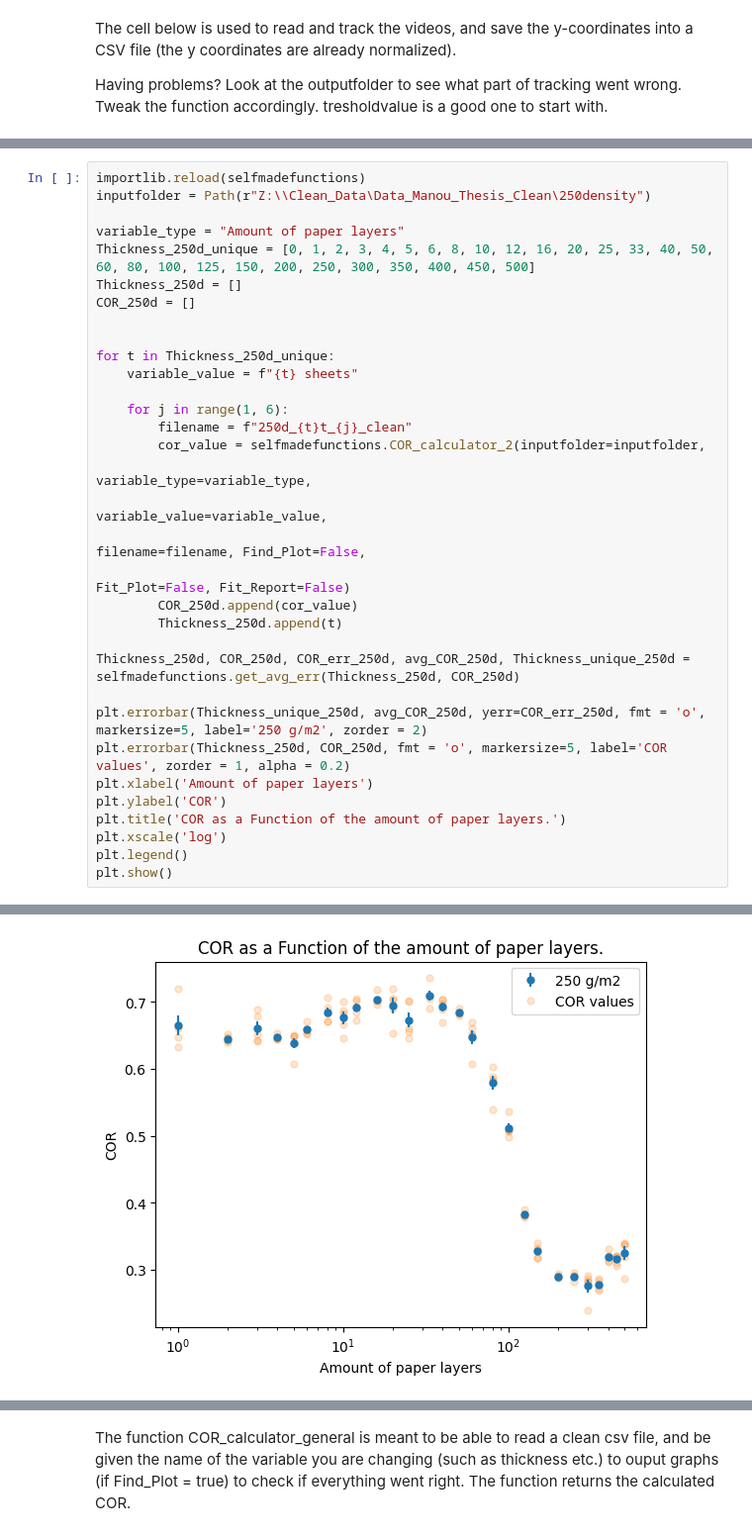
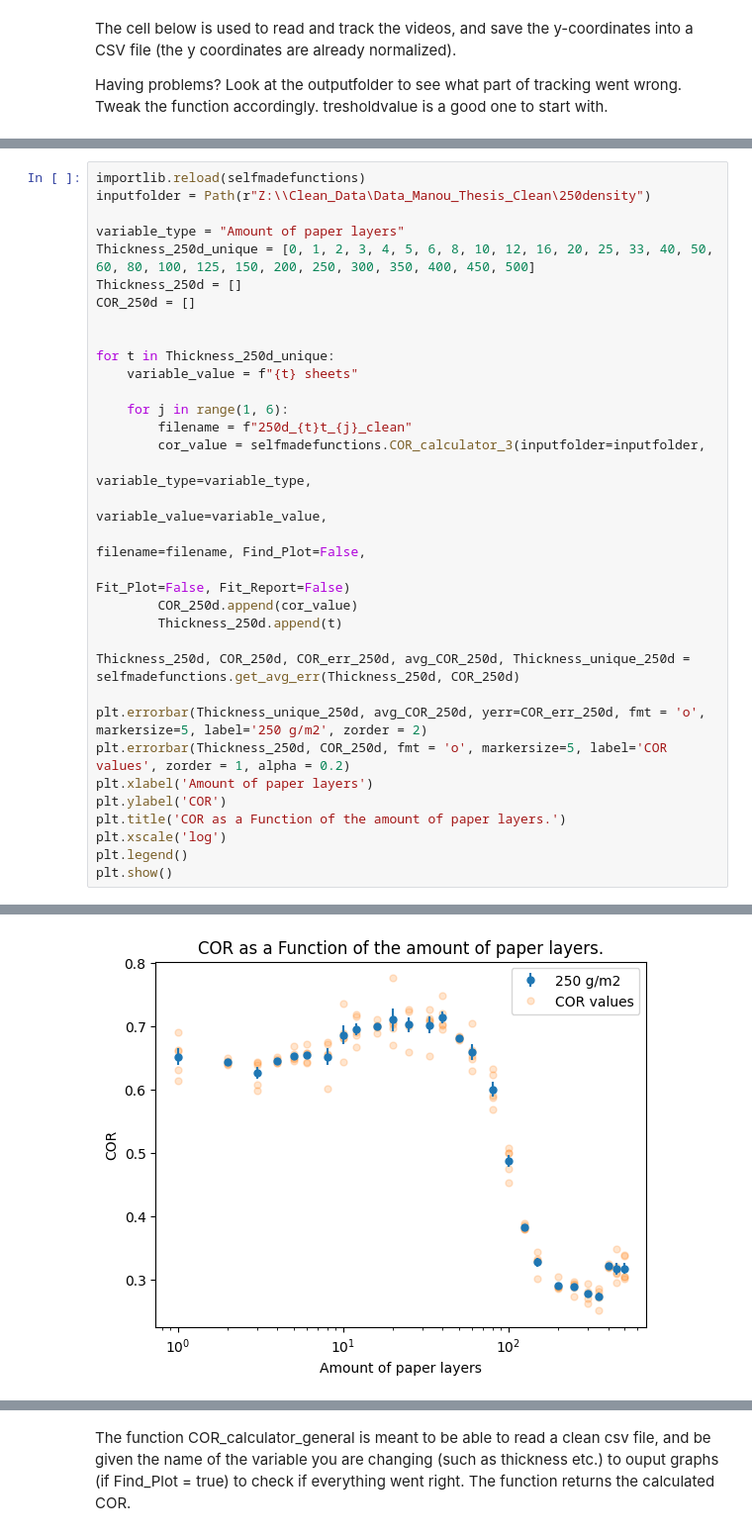
Before and after one commit to joshuadijksman/paperstack, a Jupyter notebook: Manou_version/code/Manou_Experiments.ipynb, the cells around one changed output, grey strips where cells are left out. Shown at 99% size. Saved outputs shown, nothing was run; the diff lists cells and outputs as text.

```diff
--- a/Manou_version/code/Manou_Experiments.ipynb
+++ b/Manou_version/code/Manou_Experiments.ipynb
@@ -59,35 +59,35 @@ inputfolder = Path(r"Z:\\Clean_Data\Data_Manou_Thesis_Clean\250density")
 variable_type = "Amount of paper layers"
 Thickness_250d_unique = [0, 1, 2, 3, 4, 5, 6, 8, 10, 12, 16, 20, 25, 33, 40, 50, 60, 80, 100, 125, 150, 200, 250, 300, 350, 400, 450, 500]
 Thickness_250d = []
 COR_250d = []
 
 
 for t in Thickness_250d_unique:
     variable_value = f"{t} sheets"
 
     for j in range(1, 6):
         filename = f"250d_{t}t_{j}_clean"
-        cor_value = selfmadefunctions.COR_calculator_2(inputfolder=inputfolder,
+        cor_value = selfmadefunctions.COR_calculator_3(inputfolder=inputfolder,
                                                                     variable_type=variable_type,
                                                                     variable_value=variable_value,
                                                                     filename=filename, Find_Plot=False,
                                                                     Fit_Plot=False, Fit_Report=False)
         COR_250d.append(cor_value)
         Thickness_250d.append(t)
 
 Thickness_250d, COR_250d, COR_err_250d, avg_COR_250d, Thickness_unique_250d = selfmadefunctions.get_avg_err(Thickness_250d, COR_250d)
 
 plt.errorbar(Thickness_unique_250d, avg_COR_250d, yerr=COR_err_250d, fmt = 'o', markersize=5, label='250 g/m2', zorder = 2)
 plt.errorbar(Thickness_250d, COR_250d, fmt = 'o', markersize=5, label='COR values', zorder = 1, alpha = 0.2)
 plt.xlabel('Amount of paper layers')
 plt.ylabel('COR')
 plt.title('COR as a Function of the amount of paper layers.')
 plt.xscale('log')
 plt.legend()
 plt.show()
 # %% [output]
 Selfmadefuntions imported/reloaded
-[figure, old version]
+[figure, new version]
 # %%
 importlib.reload(selfmadefunctions)
 inputfolder = Path(r"Z:\\Clean_Data\Data_Manou_Thesis_Clean\120density_white")
```
Also changed, not shown: parts of 19 cells of this notebook, 2 other files.
